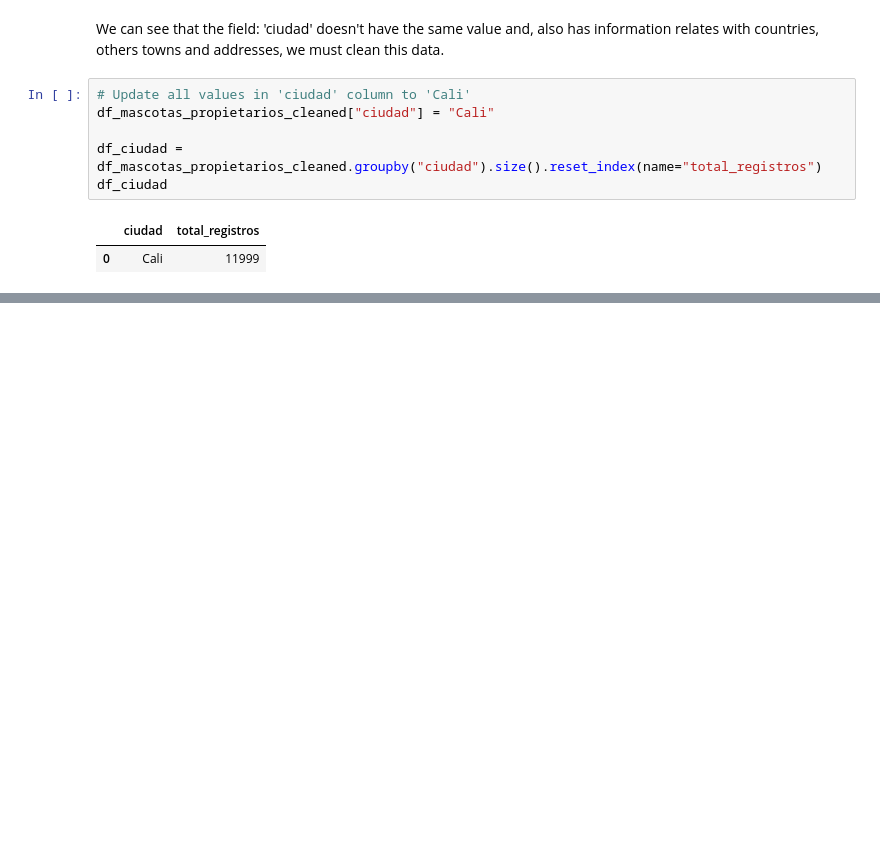
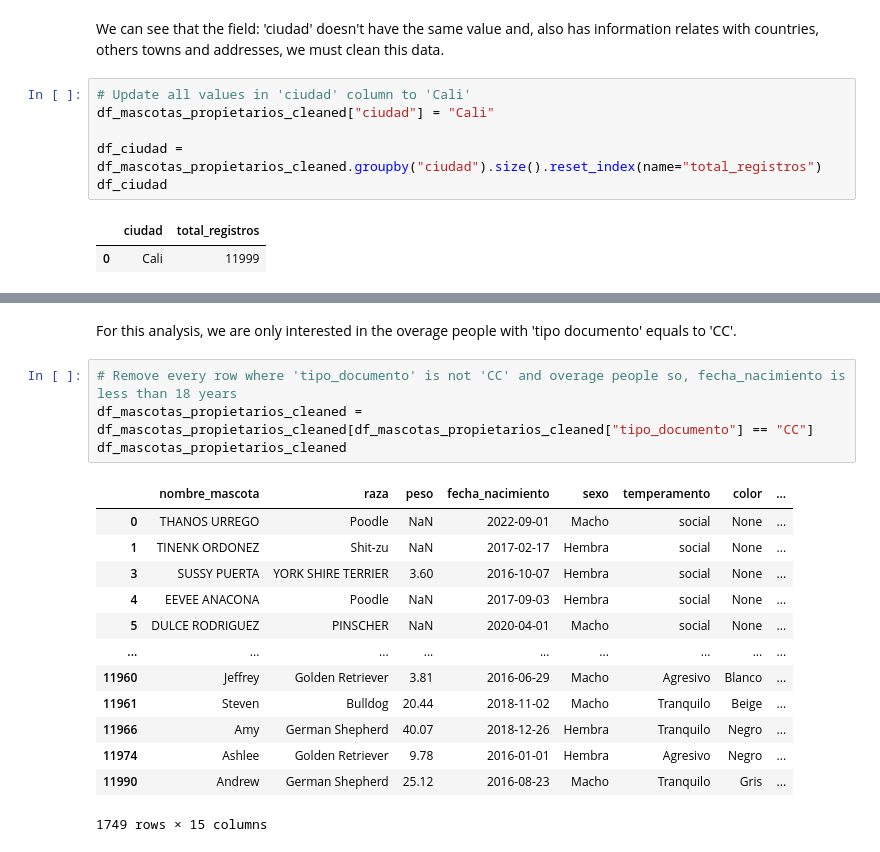
Before and after one commit to frankdaza/etl-class-project, a Jupyter notebook: notebooks/002_transform.ipynb, the cells around one changed output, grey strips where cells are left out. Saved outputs shown, nothing was run; the diff lists cells and outputs as text; blank space fills up the shorter version.

```diff
--- a/notebooks/002_transform.ipynb
+++ b/notebooks/002_transform.ipynb
@@ -158,0 +316,20 @@ df_ciudad
+# %% [markdown]
+For this analysis, we are only interested in the overage people with 'tipo documento' equals to 'CC'.
+# %%
+# Remove every row where 'tipo_documento' is not 'CC' and overage people so, fecha_nacimiento is less than 18 years
+df_mascotas_propietarios_cleaned = df_mascotas_propietarios_cleaned[df_mascotas_propietarios_cleaned["tipo_documento"] == "CC"]
+df_mascotas_propietarios_cleaned
+# %% [output]
+|  | nombre_mascota | raza | peso | fecha_nacimiento | sexo | temperamento | color | ... |
+| 0 | THANOS URREGO | Poodle | NaN | 2022-09-01 | Macho | social | None | ... |
+| 1 | TINENK ORDONEZ | Shit-zu | NaN | 2017-02-17 | Hembra | social | None | ... |
+| 3 | SUSSY PUERTA | YORK SHIRE TERRIER | 3.60 | 2016-10-07 | Hembra | social | None | ... |
+| 4 | EEVEE ANACONA | Poodle | NaN | 2017-09-03 | Hembra | social | None | ... |
+| 5 | DULCE RODRIGUEZ | PINSCHER | NaN | 2020-04-01 | Macho | social | None | ... |
+| ... | ... | ... | ... | ... | ... | ... | ... | ... |
+| 11960 | Jeffrey | Golden Retriever | 3.81 | 2016-06-29 | Macho | Agresivo | Blanco | ... |
+| 11961 | Steven | Bulldog | 20.44 | 2018-11-02 | Macho | Tranquilo | Beige | ... |
+| 11966 | Amy | German Shepherd | 40.07 | 2018-12-26 | Hembra | Tranquilo | Negro | ... |
+| 11974 | Ashlee | Golden Retriever | 9.78 | 2016-01-01 | Hembra | Agresivo | Negro | ... |
+| 11990 | Andrew | German Shepherd | 25.12 | 2016-08-23 | Macho | Tranquilo | Gris | ... |
+1749 rows × 15 columns
```
Also changed, not shown: parts of 19 cells of this notebook.
